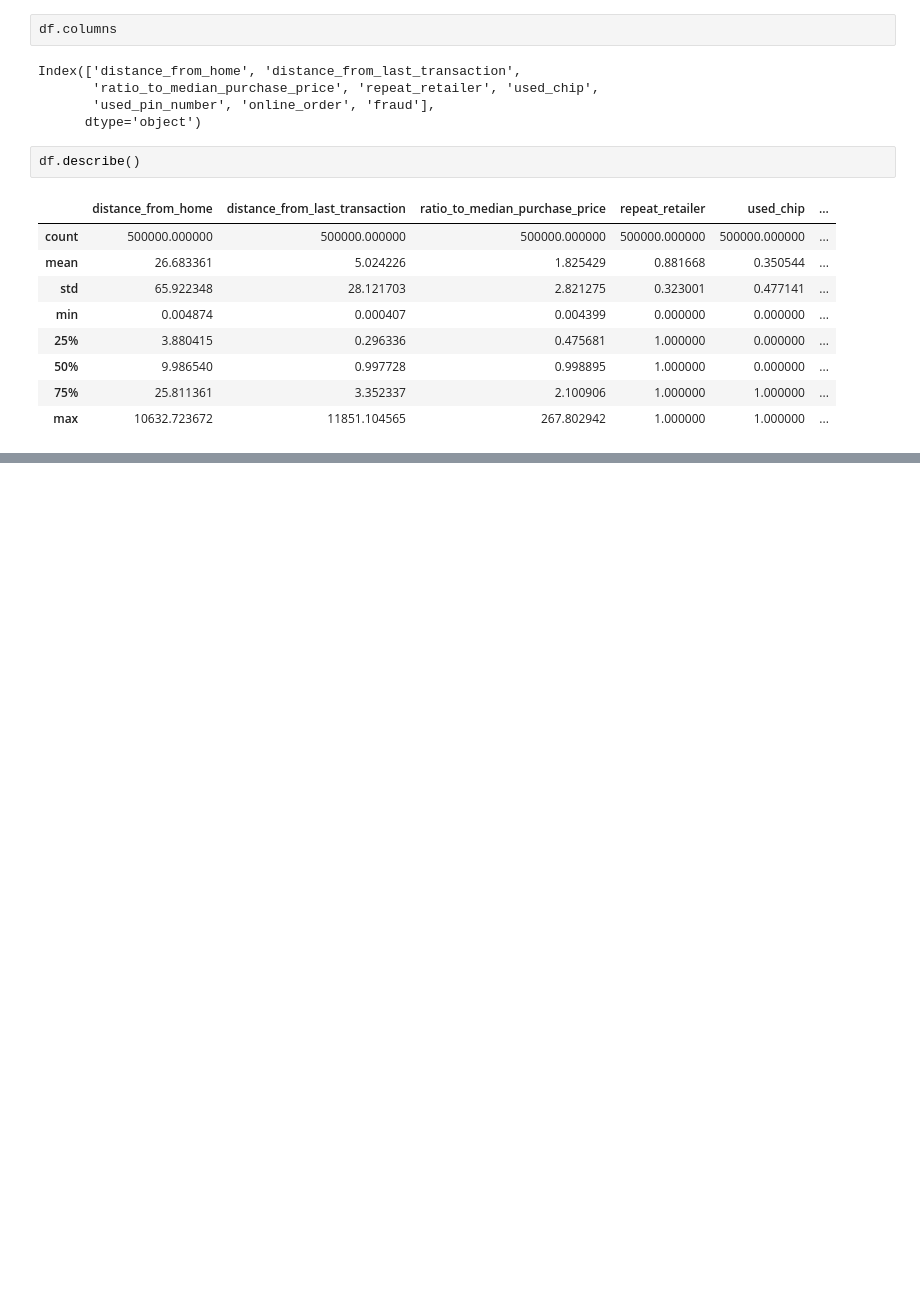
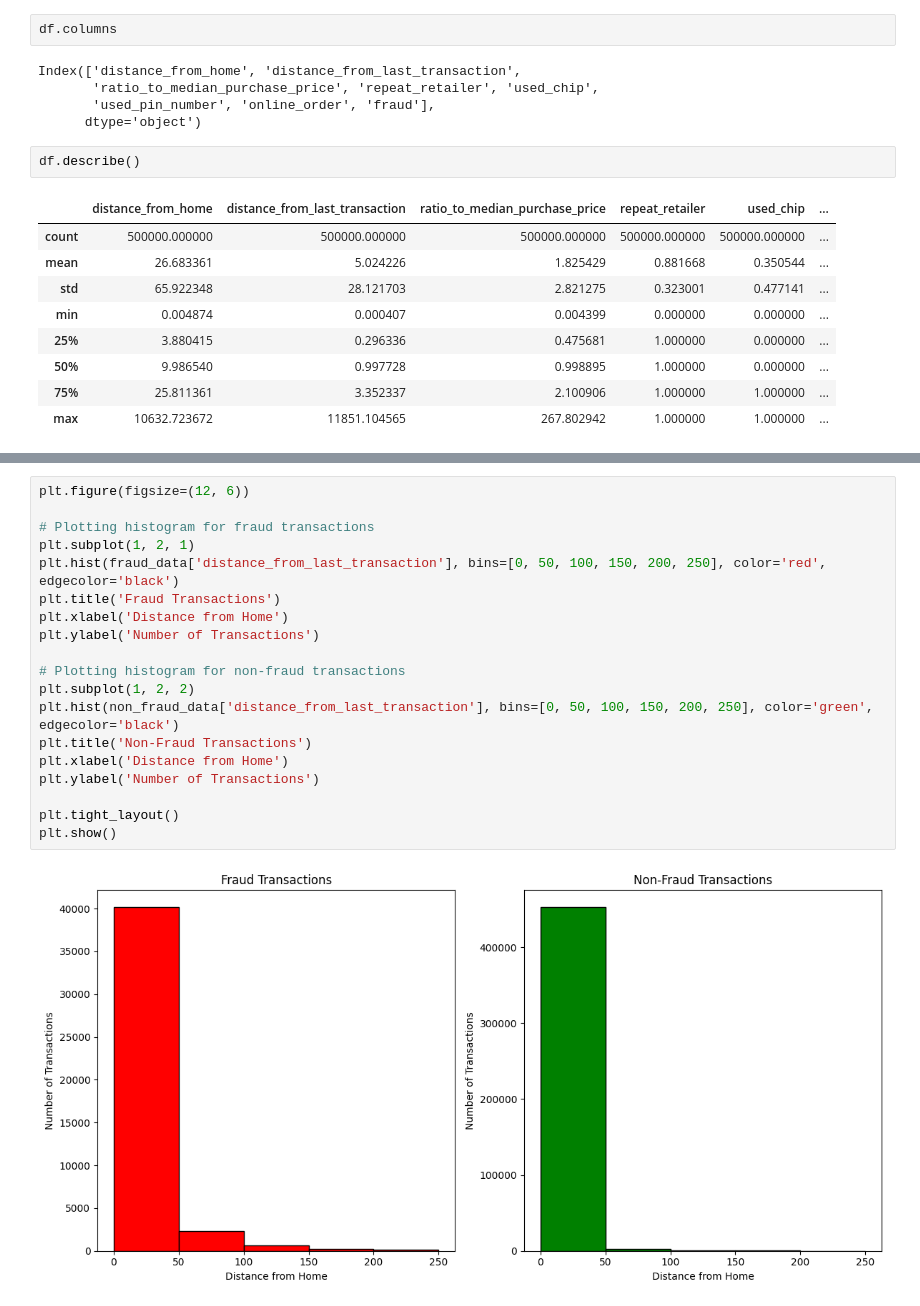
Before and after one commit to mddmustainbillah/fraud-transaction-detection, a Jupyter notebook: notebooks/eda.ipynb, the cells around one changed output, grey strips where cells are left out. Cells and saved outputs as stored; diff of their text form; blank space fills up the shorter version.

```diff
--- a/notebooks/eda.ipynb
+++ b/notebooks/eda.ipynb
@@ -74,0 +139,21 @@ df.describe()
+# %%
+plt.figure(figsize=(12, 6))
+
+# Plotting histogram for fraud transactions
+plt.subplot(1, 2, 1)
+plt.hist(fraud_data['distance_from_last_transaction'], bins=[0, 50, 100, 150, 200, 250], color='red', edgecolor='black')
+plt.title('Fraud Transactions')
+plt.xlabel('Distance from Home')
+plt.ylabel('Number of Transactions')
+
+# Plotting histogram for non-fraud transactions
+plt.subplot(1, 2, 2)
+plt.hist(non_fraud_data['distance_from_last_transaction'], bins=[0, 50, 100, 150, 200, 250], color='green', edgecolor='black')
+plt.title('Non-Fraud Transactions')
+plt.xlabel('Distance from Home')
+plt.ylabel('Number of Transactions')
+
+plt.tight_layout()
+plt.show()
+# %% [output]
+[figure, added]
```
Also changed, not shown: parts of 12 cells of this notebook, 12 other files.
